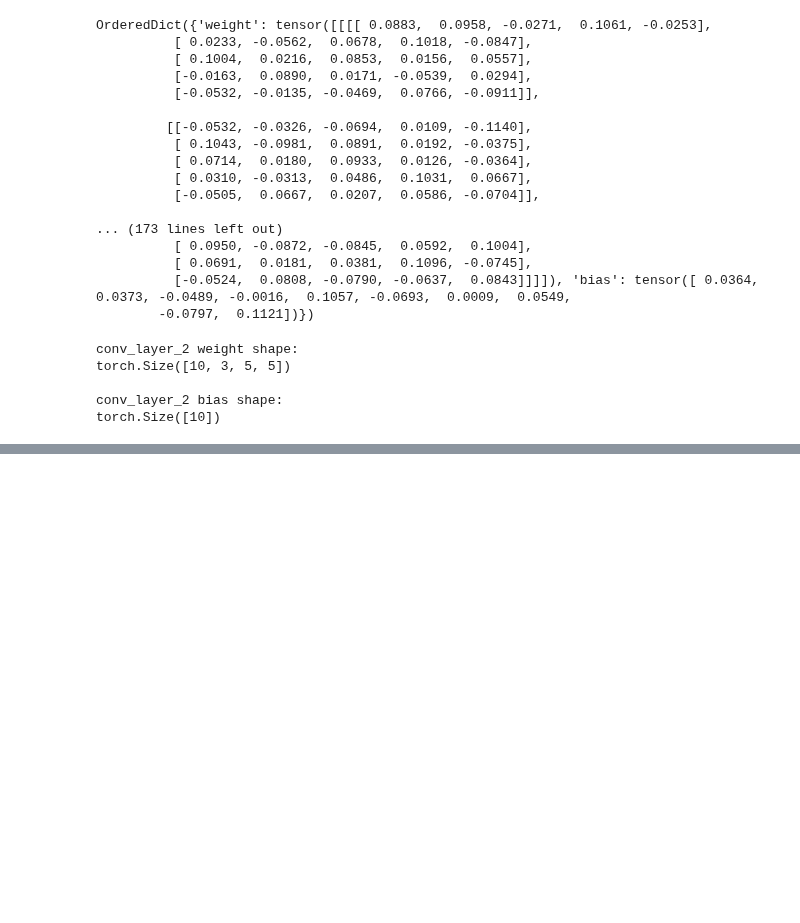
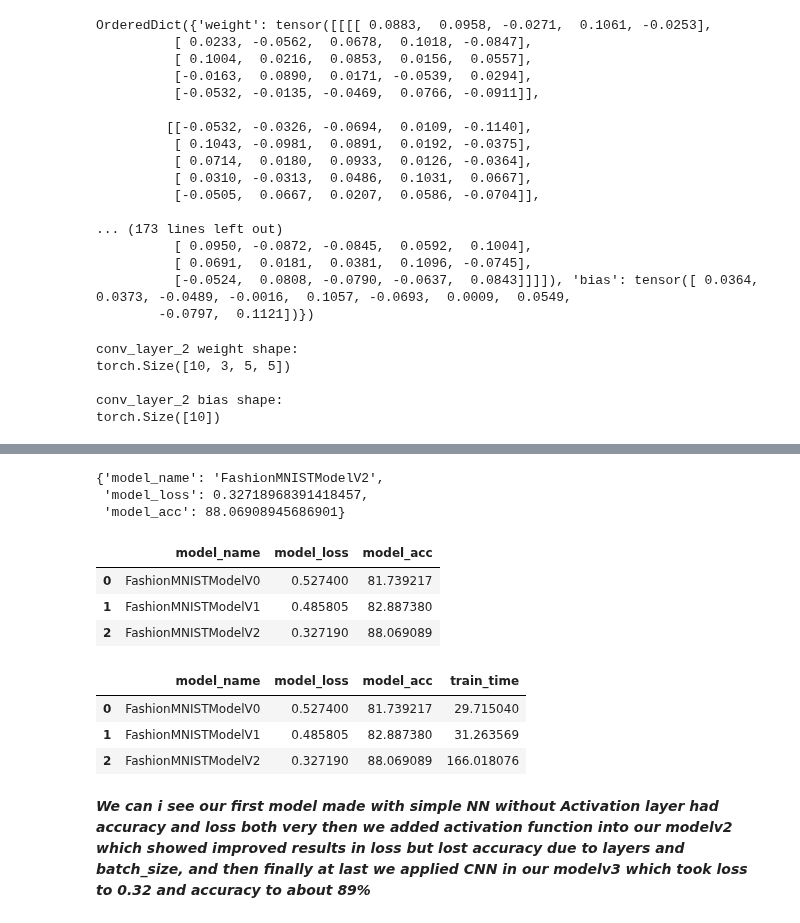
Before and after one commit to Ayushsan1/Pytorch-Implementation-and-Foundation, a Jupyter notebook: _03_ComputerVision_in_PyTorch.ipynb, the cells around one changed output, grey strips where cells are left out. Drawn from its saved outputs; the diff is of its cells as text; code cells hidden in the pictures; blank space fills up the shorter version.

Commit message:
CNN implementation with PyTorch with training and testing multiple model and comparing their overall performance and evaluation.

```diff
--- a/_03_ComputerVision_in_PyTorch.ipynb
+++ b/_03_ComputerVision_in_PyTorch.ipynb
@@ -807,0 +820,28 @@ Test image shape after Conv2d() and MaxPool2d() the shape is: torch.Size([1, 10,
+# %%
+##Training and testing Model_2
+#Model_2 - created in cell 31
+torch.manual_seed(42)
+
+from timeit import default_timer as timer
+train_time_start_model_2 = timer()
+
+#Train and test model
+epochs =3
+for epoch in tqdm(range(epochs)):
+  print(f"Epoch: {epoch}\n---------")
+  train_step(dataloader=train_dataloader,
+             model=model_2,
+             loss_fn=loss_fn,
+             optimizer=optimizer,
+             accuracy_fn=accuracy_fn,
+             device=device)
+  test_step(data_loader=test_dataloader,
+            model=model_2,
+            loss_fn=loss_fn,
+            accuracy_fn=accuracy_fn,
+            device=device)
+
+  train_time_end_model_2 = timer()
+  total_train_time_model_2 = print_train_time(start=train_time_start_model_2,
+                                              end= train_time_end_model_2,
+                                              device=device)
@@ -807,0 +867,33 @@ Test image shape after Conv2d() and MaxPool2d() the shape is: torch.Size([1, 10,
+# %%
+model_2_results = eval_model(
+    model=model_2,
+    data_loader=test_dataloader,
+    loss_fn=loss_fn,
+    accuracy_fn=accuracy_fn,
+)
+model_2_results
+# %% [output]
+{'model_name': 'FashionMNISTModelV2',
+ 'model_loss': 0.32718968391418457,
+ 'model_acc': 88.06908945686901}
+# %%
+import pandas as pd
+compare_results = pd.DataFrame([model_0_results, model_1_results, model_2_results])
+compare_results
+# %% [output]
+|  | model_name | model_loss | model_acc |
+| 0 | FashionMNISTModelV0 | 0.527400 | 81.739217 |
+| 1 | FashionMNISTModelV1 | 0.485805 | 82.887380 |
+| 2 | FashionMNISTModelV2 | 0.327190 | 88.069089 |
+# %%
+#lets add training time also into dataframe
+compare_results["train_time"] = [total_train_time_model_0, total_train_time_model_1, total_train_time_model_2]
+# %%
+compare_results #remember modelv2 is trained on cpu while other were trained on GPU (t4)
+# %% [output]
+|  | model_name | model_loss | model_acc | train_time |
+| 0 | FashionMNISTModelV0 | 0.527400 | 81.739217 | 29.715040 |
+| 1 | FashionMNISTModelV1 | 0.485805 | 82.887380 | 31.263569 |
+| 2 | FashionMNISTModelV2 | 0.327190 | 88.069089 | 166.018076 |
+# %% [markdown]
+***We can i see our first model made with simple NN without Activation layer had accuracy and loss both very then we added activation function into our modelv2 which showed improved results in loss but lost accuracy due to layers and batch_size, and then finally at last we applied CNN in our modelv3 which took loss to 0.32 and accuracy to about 89%***
```
Also changed, not shown: parts of 16 cells of this notebook.
